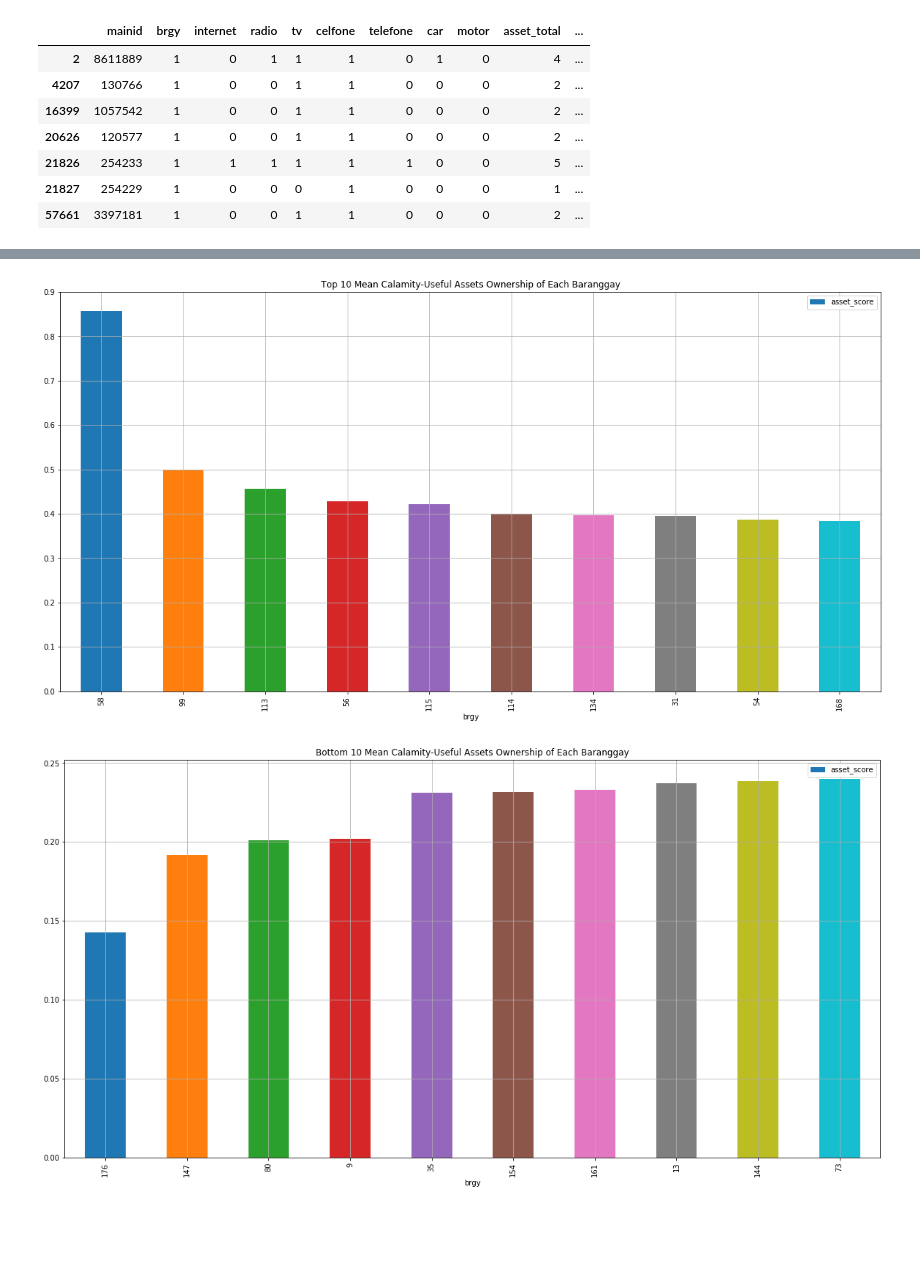
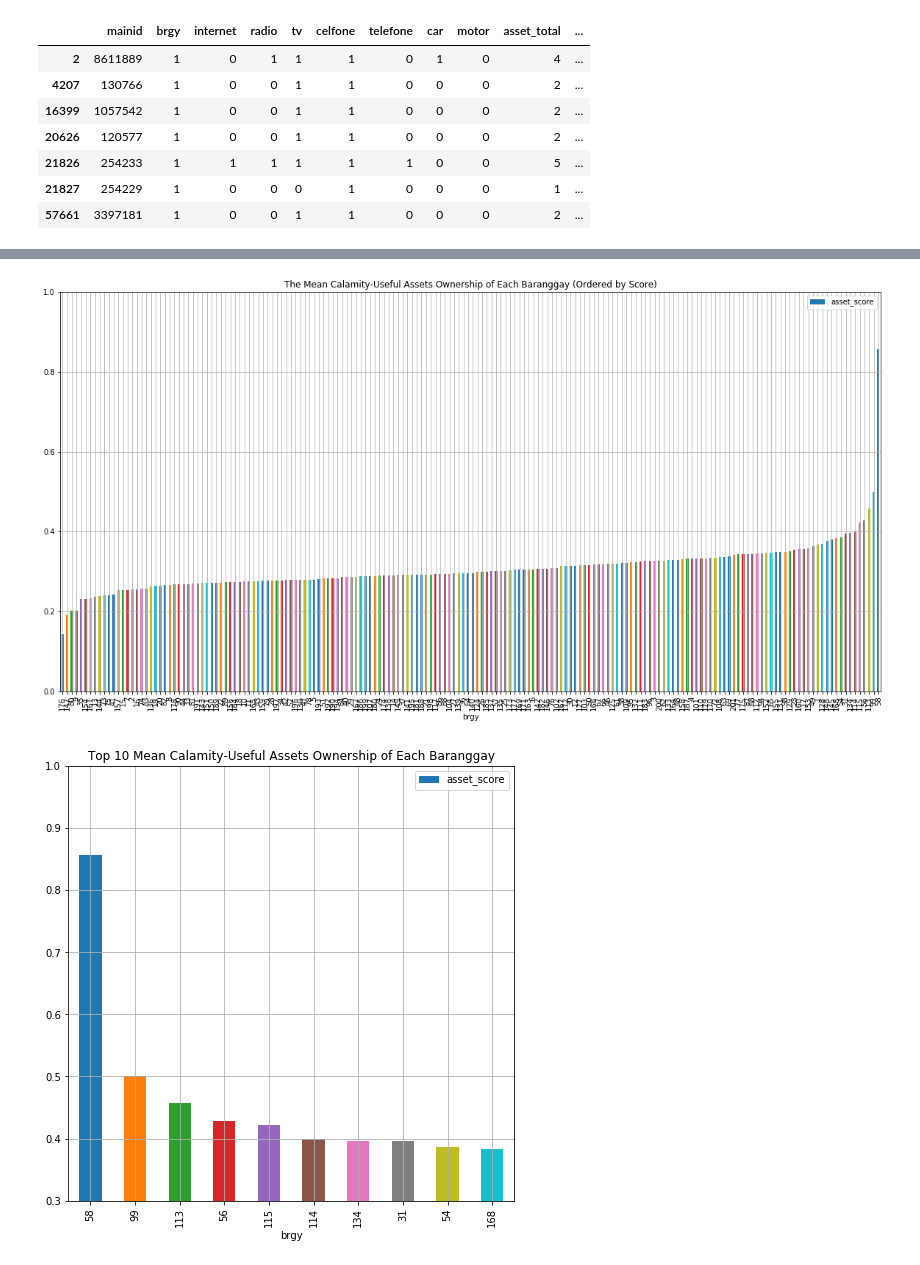
Before and after one commit to christianalderite/DATASCI-Final-Project, a Jupyter notebook: DATASCI Project Score 2.ipynb, the cells around one changed output, grey strips where cells are left out. Drawn from its saved outputs; the diff is of its cells as text; code cells hidden in the pictures; blank space fills up the shorter version.

```diff
--- a/DATASCI Project Score 2.ipynb
+++ b/DATASCI Project Score 2.ipynb
@@ -12,7 +12,7 @@ import matplotlib.mlab as mlab
 dfMain = pd.read_csv('main.csv', low_memory=False);
 #Loads 'main.csv'
 # %%
-dfWater = dfMain.filter(['mainid','brgy','internet','radio','tv','celfone','telefone','car','motor']);
+dfMain = dfMain.filter(['mainid','brgy','internet','radio','tv','celfone','telefone','car','motor']);
 # Filters the dataframe to show only the relevant columns for this scoring phase
 
 dfMain
@@ -141,25 +117,39 @@ dfBrgy1
 | 21827 | 254229 | 1 | 0 | 0 | 0 | 1 | 0 | 0 | 0 | 1 | ... |
 | 57661 | 3397181 | 1 | 0 | 0 | 1 | 1 | 0 | 0 | 0 | 2 | ... |
 # %%
+arrayBrgyScores = dfMain.groupby('brgy')['asset_score'].mean()
+# Groups the families by brgy and takes the average of their asset score.
+# Output is an array, not a dataframe.
+
 arrayBrgyScores.plot(figsize=(20, 10), kind='bar', grid=True, align='center', width=0.5, stacked=True)
-plot.title('The Mean Calamity-Useful Assets Ownership of Each Baranggay')
+plot.title('The Mean Calamity-Useful Assets Ownership of Each Baranggay (Ordered by Brgy No.)')
+plot.ylim(0,1)
 plot.legend()
 plot.show()
 # Bar graph of all the college literacy rate per family of each baranggay
 
-arrayBrgyScores.nlargest(10).plot(figsize=(20, 10), kind='bar', grid=True, align='center', width=0.5, stacked=True)
+arrayBrgyScores.sort_values().plot(figsize=(20, 10), kind='bar', grid=True, align='center', width=0.5, stacked=True)
+plot.title('The Mean Calamity-Useful Assets Ownership of Each Baranggay (Ordered by Score)')
+plot.ylim(0,1)
+plot.legend()
+plot.show()
+# Bar graph of all the college literacy rate per family of each baranggay
+
+arrayBrgyScores.nlargest(10).plot(figsize=(8, 8), kind='bar', grid=True, align='center', width=0.5, stacked=True)
 plot.title('Top 10 Mean Calamity-Useful Assets Ownership of Each Baranggay')
+plot.ylim(0.3,1)
 plot.legend()
 plot.show()
 # Bar graph of the top 10 brgys
 
-arrayBrgyScores.nsmallest(10).plot(figsize=(20, 10), kind='bar', grid=True, align='center', width=0.5, stacked=True)
+arrayBrgyScores.nsmallest(10).plot(figsize=(8, 8), kind='bar', grid=True, align='center', width=0.5, stacked=True)
 plot.title('Bottom 10 Mean Calamity-Useful Assets Ownership of Each Baranggay')
+plot.ylim(0,0.7)
 plot.legend()
 plot.show()
 # Bar graph of the bottom 10 brgys
 
-dfMain[['celfone','tv','radio','internet','motor','telefone','car']].sum().plot(figsize=(20, 10), kind='bar', grid=True, align='center', width=0.5, stacked=True)
+dfMain[['celfone','tv','radio','internet','motor','telefone','car']].sum().plot(figsize=(8, 8), kind='bar', grid=True, align='center', width=0.5, stacked=True)
 plot.title('Total of Number of Each Asset of the Respondents')
 plot.legend()
 plot.show()
@@ -169,2 +159,2 @@ plot.show()
-[figure, old version]
+[figure, new version]
-[figure, old version]
+[figure, new version]
```
Also changed, not shown: parts of 3 cells of this notebook, 2 other files.
